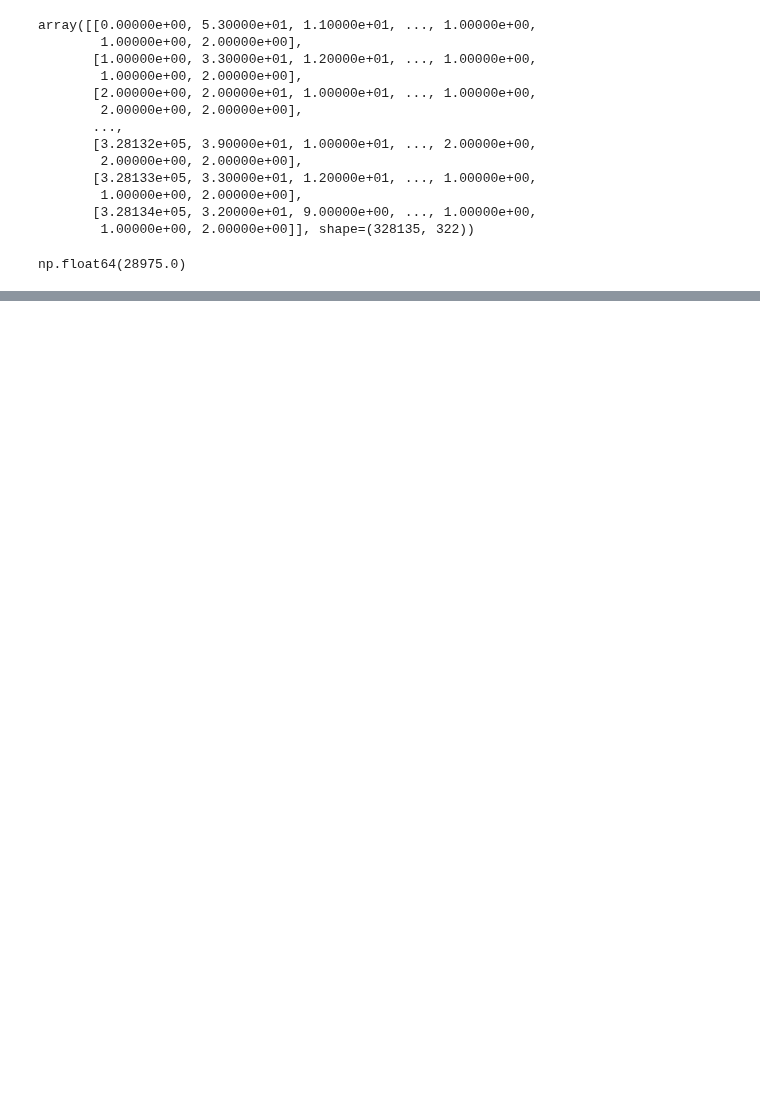
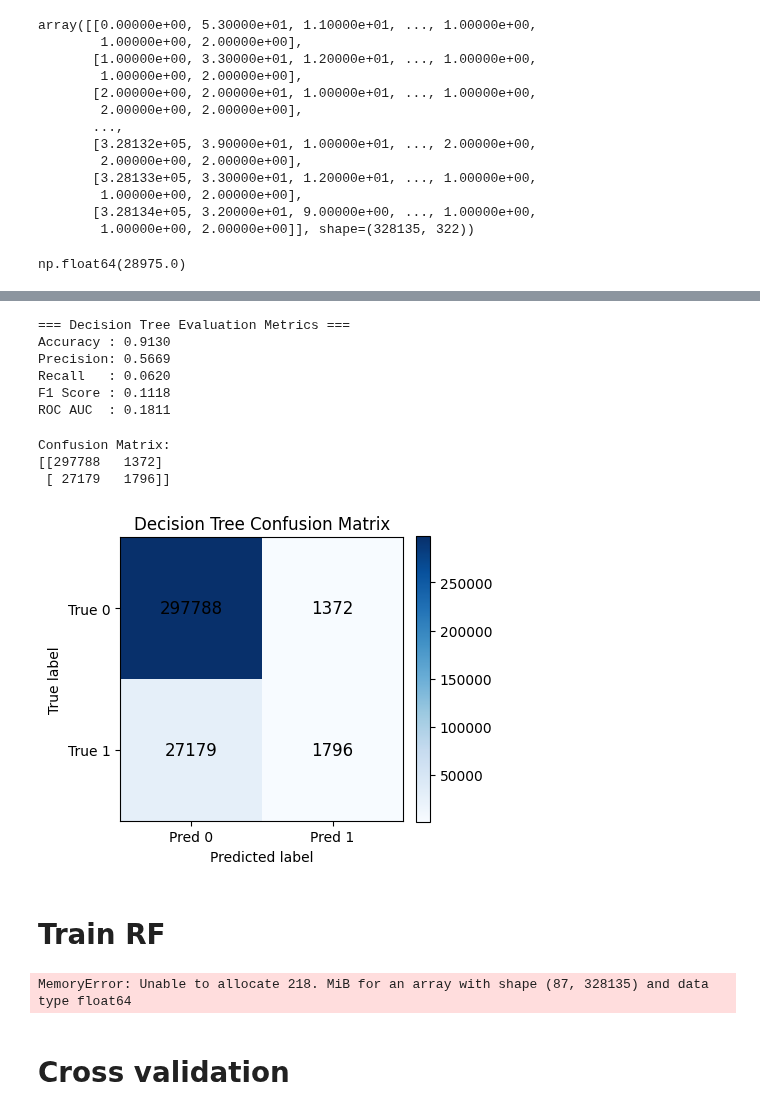
Before and after one commit to EPFLHenrik/medical-ml-prediction, a Jupyter notebook: notebooks/predictions_henrik.ipynb, the cells around one changed output, grey strips where cells are left out. Cells and saved outputs as stored; diff of their text form; code cells hidden in the pictures; blank space fills up the shorter version.

Commit message:
predict henrik notebook addmetric for DT eval

```diff
--- a/notebooks/predictions_henrik.ipynb
+++ b/notebooks/predictions_henrik.ipynb
@@ -84,0 +124,10 @@ ModuleNotFoundError: No module named 'tqdm'
+# %%
+y_true = y_data[:, 1].astype(int)     # or y_data[:, -1]
+y_pred = preds.astype(int)
+y_proba = dt.predict_proba(x_selected)
+# %%
+# --- Compute metrics manually ---
+tp = np.sum((y_pred == 1) & (y_true == 1))
+tn = np.sum((y_pred == 0) & (y_true == 0))
+fp = np.sum((y_pred == 1) & (y_true == 0))
+fn = np.sum((y_pred == 0) & (y_true == 1))
@@ -85,5 +140,57 @@ ModuleNotFoundError: No module named 'tqdm'
+# %%
+
+# Print metrics
+print("\n=== Decision Tree Evaluation Metrics ===")
+print(f"Accuracy : {accuracy:.4f}")
+print(f"Precision: {precision:.4f}")
+print(f"Recall   : {recall:.4f}")
+print(f"F1 Score : {f1:.4f}")
+print(f"ROC AUC  : {roc_auc:.4f}")
+# %% [output]
+=== Decision Tree Evaluation Metrics ===
+Accuracy : 0.9130
+Precision: 0.5669
+Recall   : 0.0620
+F1 Score : 0.1118
+ROC AUC  : 0.1811
+# %%
+# --- Confusion matrix -----
+conf_matrix = np.array([[tn, fp],
+                        [fn, tp]])
+
+print("\nConfusion Matrix:")
+print(conf_matrix)
+# %% [output]
+Confusion Matrix:
+[[297788   1372]
+ [ 27179   1796]]
+# %%
+# --- Plot confusion matrix ---
+fig, ax = plt.subplots(figsize=(4, 4))
+im = ax.imshow(conf_matrix, cmap="Blues")
+
+# Tick labels
+ax.set_xticks([0, 1])
+ax.set_yticks([0, 1])
+ax.set_xticklabels(["Pred 0", "Pred 1"])
+ax.set_yticklabels(["True 0", "True 1"])
+
+# Annotate cells
+for i in range(2):
+    for j in range(2):
+        ax.text(j, i, conf_matrix[i, j], ha="center", va="center", color="black", fontsize=12)
+
+ax.set_title("Decision Tree Confusion Matrix")
+plt.xlabel("Predicted label")
+plt.ylabel("True label")
+plt.colorbar(im, fraction=0.046, pad=0.04)
+plt.show()
+# %% [output]
+[figure, added]
+# %% [markdown]
+# Train RF
 # %%
-selected_indices = [x_indices[col] for col in columns_to_train if col in x_indices]
+selected_indices = [x_indices[col] for col in final_feature_set if col in x_indices]
 x_selected = x_train[:, selected_indices]
 
 rf = Random_Forest(base_learners_num=20, max_tree_depth=7, min_samples_leaf=1,
@@ -95,3 +202,5 @@ preds = rf.predict(x_selected)
 print("Train accuracy:", np.mean(preds == y_data[:, 1]))
 for learner in rf.base_learners:
     learner.print_tree()
+# %% [output]
+MemoryError: Unable to allocate 218. MiB for an array with shape (87, 328135) and data type float64
@@ -223,0 +207,2 @@ cross_validate(x_selected, y_data[:, 1], model_fn=Decision_Tree, k_folds=5,
+# %% [markdown]
+# Cross validation
```
Also changed, not shown: parts of 13 cells of this notebook, 2 other files.
